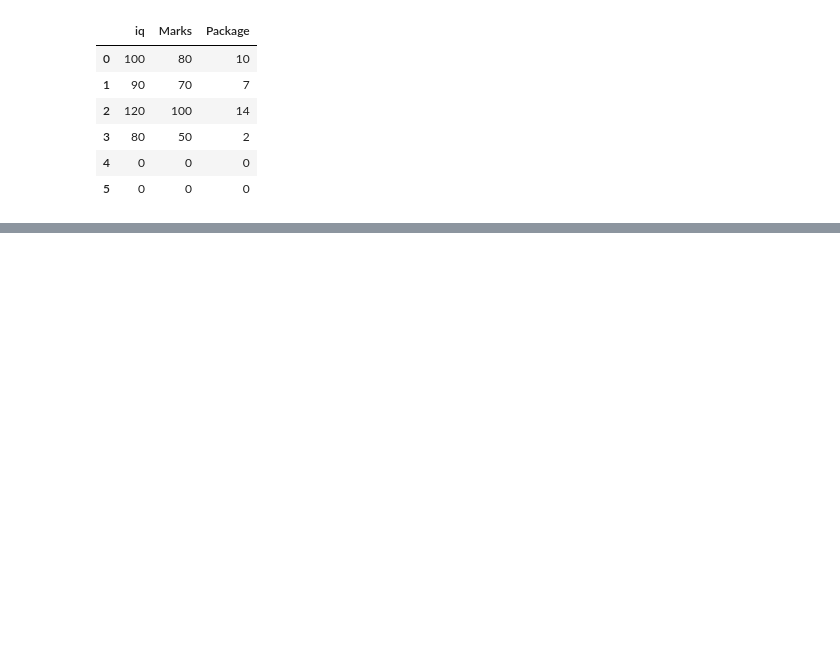
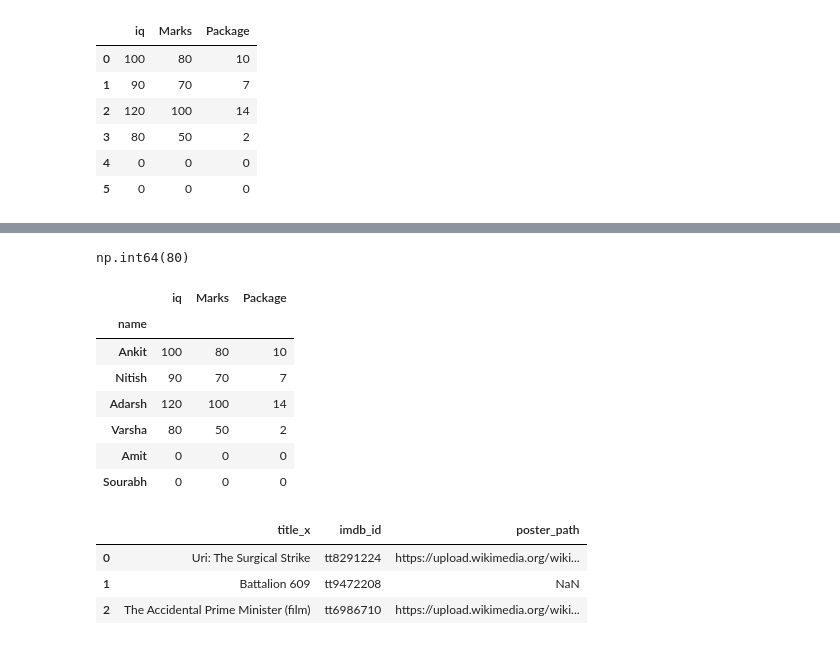
Before and after one commit to adarshagnihotri2007/Data-Science-Learning, a Jupyter notebook: Pandas_DataFrame.ipynb, the cells around one changed output, grey strips where cells are left out. Saved outputs shown, nothing was run; the diff lists cells and outputs as text; code cells hidden in the pictures; blank space fills up the shorter version.

```diff
--- a/Pandas_DataFrame.ipynb
+++ b/Pandas_DataFrame.ipynb
@@ -263,3 +266,5 @@ students
 | 3 | 80 | 50 | 2 |
 | 4 | 0 | 0 | 0 |
 | 5 | 0 | 0 | 0 |
+# %%
+students.rename(columns = {"Marks":"Percentage","Package":"LPA"},inplace = True)
@@ -265,0 +390,22 @@ students
+# %%
+students.iloc[0,1]
+# %% [output]
+np.int64(80)
+# %%
+students
+# %% [output]
+|  | iq | Marks | Package |
+| name |  |  |  |
+| Ankit | 100 | 80 | 10 |
+| Nitish | 90 | 70 | 7 |
+| Adarsh | 120 | 100 | 14 |
+| Varsha | 80 | 50 | 2 |
+| Amit | 0 | 0 | 0 |
+| Sourabh | 0 | 0 | 0 |
+# %%
+df.iloc[0:3,0:3]
+# %% [output]
+|  | title_x | imdb_id | poster_path |
+| 0 | Uri: The Surgical Strike | tt8291224 | https://upload.wikimedia.org/wiki... |
+| 1 | Battalion 609 | tt9472208 | NaN |
+| 2 | The Accidental Prime Minister (film) | tt6986710 | https://upload.wikimedia.org/wiki... |
```
Also changed, not shown: parts of 15 cells of this notebook.
